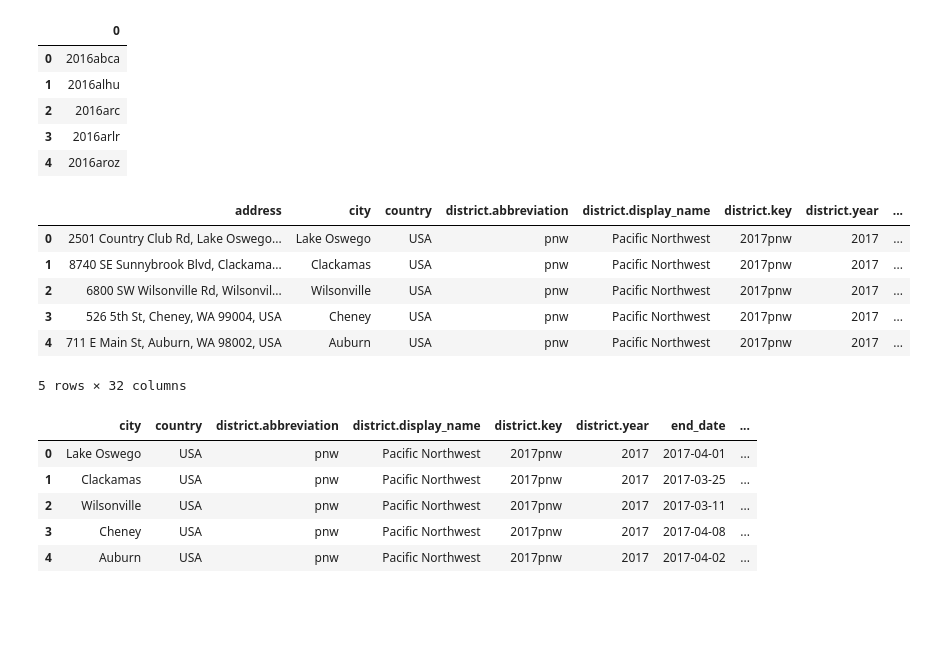
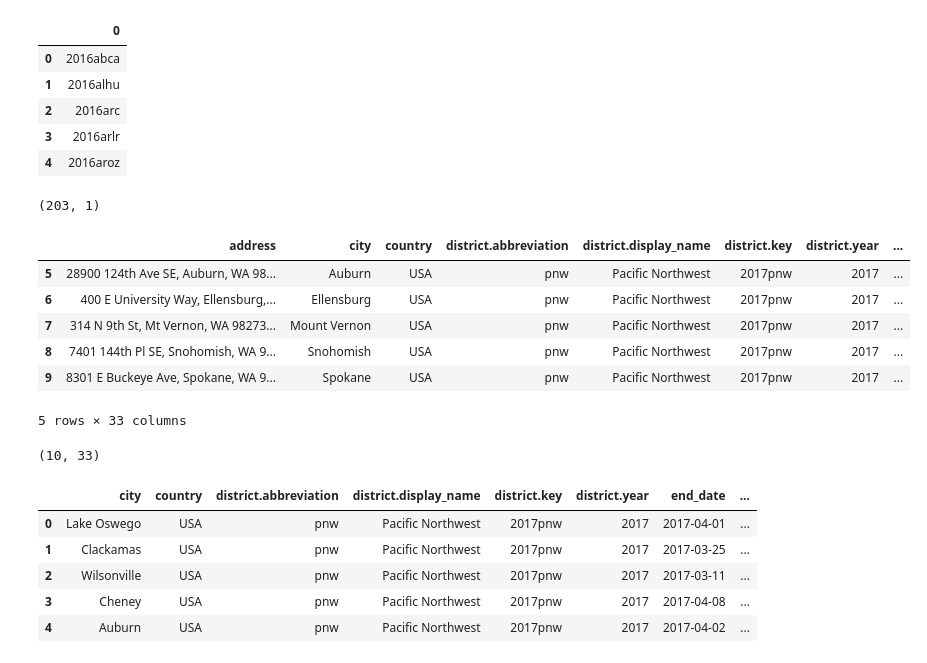
Before and after one commit to irwinsnet-old/tbap, a Jupyter notebook: TBA04 Event Data.ipynb, the cells around one changed output. Drawn from its saved outputs; the diff is of its cells as text; code cells hidden in the pictures; blank space fills up the shorter version.

```diff
--- a/TBA Event and Match Data.ipynb
+++ b/TBA04 Event Data.ipynb
@@ -20,3 +15,11 @@ snj = api.Session(key, data_format="json")
+# %%
+key = "6Sx6a2gOyNWwNNTAd9UYBOpWp7MxaNrZgO4CqConwJwwDooKQV3DbZXvnk8TBL7A"
+username = "stacy.k.irwin@gmail.com"
+sn = api.Session(username, key)
+snj = api.Session(username, key, data_format="json")
+
+# Display floating point numbers in fixed format within dataframes.
+pd.options.display.float_format = '{:f}'.format
 # %% [markdown]
 # Examples
 # %% [markdown]
@@ -66,18 +86,26 @@ events.head()
 | 2 | 2016arc |
 | 3 | 2016arlr |
 | 4 | 2016aroz |
+# %%
+events.shape
+# %% [output]
+(203, 1)
 # %%
 events = api.get_events(sn, district="2017pnw")
 # %%
-events.head()
+events.tail()
 # %% [output]
 |  | address | city | country | district.abbreviation | district.display_name | district.key | district.year | ... |
-| 0 | 2501 Country Club Rd, Lake Oswego... | Lake Oswego | USA | pnw | Pacific Northwest | 2017pnw | 2017 | ... |
-| 1 | 8740 SE Sunnybrook Blvd, Clackama... | Clackamas | USA | pnw | Pacific Northwest | 2017pnw | 2017 | ... |
-| 2 | 6800 SW Wilsonville Rd, Wilsonvil... | Wilsonville | USA | pnw | Pacific Northwest | 2017pnw | 2017 | ... |
-| 3 | 526 5th St, Cheney, WA 99004, USA | Cheney | USA | pnw | Pacific Northwest | 2017pnw | 2017 | ... |
-| 4 | 711 E Main St, Auburn, WA 98002, USA | Auburn | USA | pnw | Pacific Northwest | 2017pnw | 2017 | ... |
+| 5 | 28900 124th Ave SE, Auburn, WA 98... | Auburn | USA | pnw | Pacific Northwest | 2017pnw | 2017 | ... |
+| 6 | 400 E University Way, Ellensburg,... | Ellensburg | USA | pnw | Pacific Northwest | 2017pnw | 2017 | ... |
+| 7 | 314 N 9th St, Mt Vernon, WA 98273... | Mount Vernon | USA | pnw | Pacific Northwest | 2017pnw | 2017 | ... |
+| 8 | 7401 144th Pl SE, Snohomish, WA 9... | Snohomish | USA | pnw | Pacific Northwest | 2017pnw | 2017 | ... |
+| 9 | 8301 E Buckeye Ave, Spokane, WA 9... | Spokane | USA | pnw | Pacific Northwest | 2017pnw | 2017 | ... |
-5 rows × 32 columns
+5 rows × 33 columns
+# %%
+events.shape
+# %% [output]
+(10, 33)
 # %%
 events = api.get_events(sn, district="2017pnw", response="simple")
 # %%
```
Also changed, not shown: parts of 14 cells of this notebook, 12 other files.
